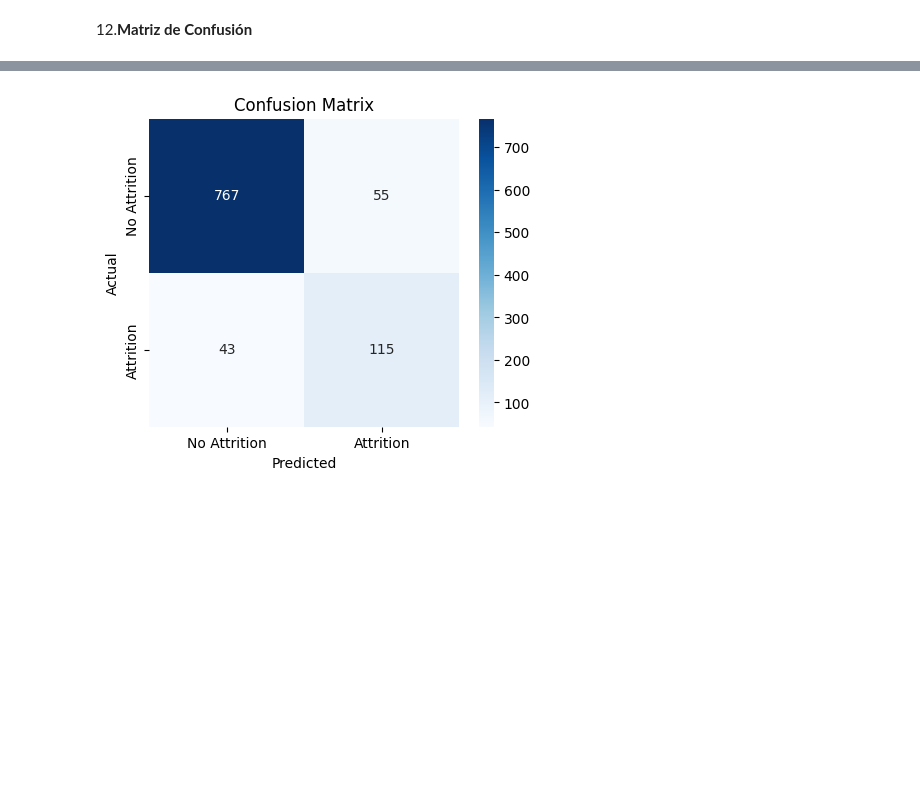
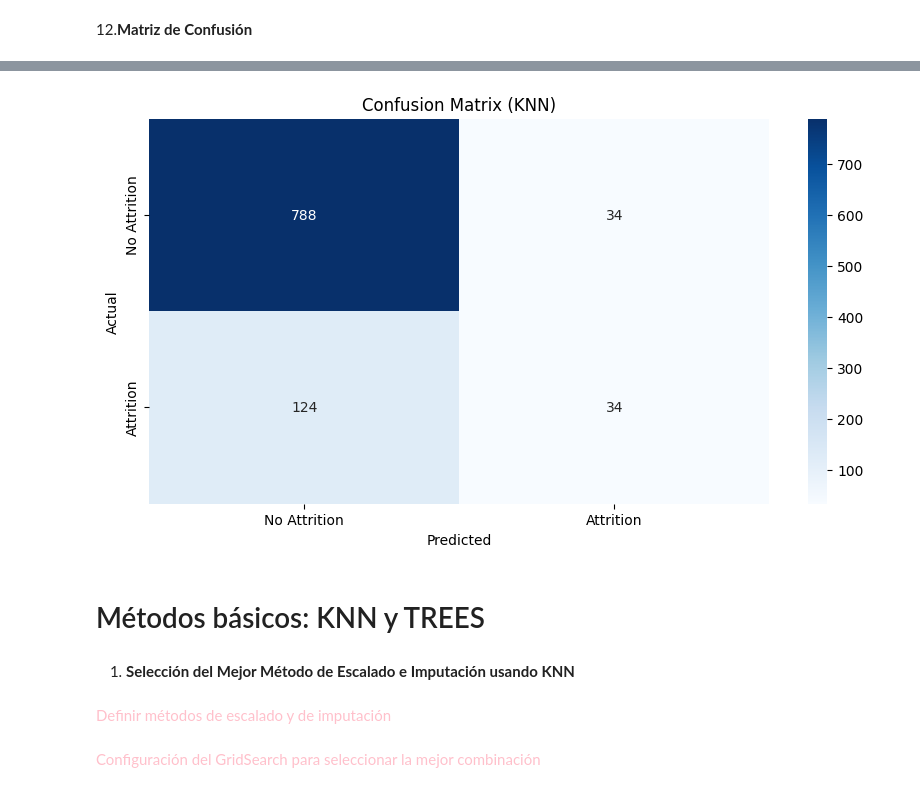
Before and after one commit to mariarobledano/Grupo29_Practica1, a Jupyter notebook: notebooks/EDA.ipynb, the cells around one changed output, grey strips where cells are left out. Cells and saved outputs as stored; diff of their text form; code cells hidden in the pictures; blank space fills up the shorter version.

Commit message:
Métodos básicos: KNN y TREES

```diff
--- a/notebooks/EDA.ipynb
+++ b/notebooks/EDA.ipynb
@@ -277,7 +334,7 @@ Balanced Accuracy (CV): 0.7961
 # %% [markdown]
 8.__Entrenar Modelo con el Mejor Setup__
 # %%
-clf.fit(X_train, y_train)
+dt_clf.fit(X_train, y_train)
 # %% [output]
 Pipeline(steps=[('preprocessor',
                  ColumnTransformer(transformers=[('num',
@@ -296,3 +353,5 @@ Pipeline(steps=[('preprocessor',
                 ('classifier',
                  DecisionTreeClassifier(class_weight='balanced',
                                         random_state=100474933))])
+# %%
+knn_clf.fit(X_train, y_train)
@@ -303,2 +380,4 @@ y_pred = clf.predict(X_test)
+# %%
+y_pred_knn = knn_clf.predict(X_test)
 # %% [markdown]
 10.__Métricas de Evaluación__
@@ -335,3 +426,15 @@ Classification Report:
     accuracy                           0.90       980
    macro avg       0.81      0.83      0.82       980
 weighted avg       0.90      0.90      0.90       980
+# %%
+conf_matrix_knn = confusion_matrix(y_test, y_pred_knn)
+tn_knn, fp_knn, fn_knn, tp_knn = conf_matrix_knn.ravel()
+tpr_knn = tp_knn / (tp_knn + fn_knn)
+tnr_knn = tn_knn / (tn_knn + fp_knn)
+
+print(f"\n Evaluación Externa (Outer Evaluation)")
+print(f"Balanced Accuracy (Test): {bal_acc_knn:.4f}")
+print(f"Accuracy (Test): {acc_knn:.4f}")
+print(f"True Positive Rate (TPR): {tpr_knn:.4f}")
+print(f"True Negative Rate (TNR): {tnr_knn:.4f}")
+print("\nClassification Report:\n", classification_report(y_test, y_pred_knn))
@@ -340,9 +468,15 @@ weighted avg       0.90      0.90      0.90       980
 # %%
-plt.figure(figsize=(5,4))
-sns.heatmap(conf_matrix, annot=True, fmt="d", cmap="Blues", xticklabels=["No Attrition", "Attrition"], yticklabels=["No Attrition", "Attrition"])
+plt.figure(figsize=(10, 5))
+sns.heatmap(conf_matrix_knn, annot=True, fmt="d", cmap="Blues", xticklabels=["No Attrition", "Attrition"], yticklabels=["No Attrition", "Attrition"])
+plt.title("Confusion Matrix (KNN)")
 plt.xlabel("Predicted")
 plt.ylabel("Actual")
-plt.title("Confusion Matrix")
 plt.show()
 # %% [output]
-[figure, old version]
+[figure, new version]
+# %% [markdown]
+# Métodos básicos: KNN y TREES
+# %% [markdown]
+1. __Selección del Mejor Método de Escalado e Imputación usando KNN__
+# %% [markdown]
+<span style= "color:pink"> Definir métodos de escalado y de imputación </span>
@@ -348,0 +494,2 @@ plt.show()
+# %% [markdown]
+<span style= "color:pink"> Configuración del GridSearch para seleccionar la mejor combinación </span>
```
Also changed, not shown: parts of 38 cells of this notebook.
